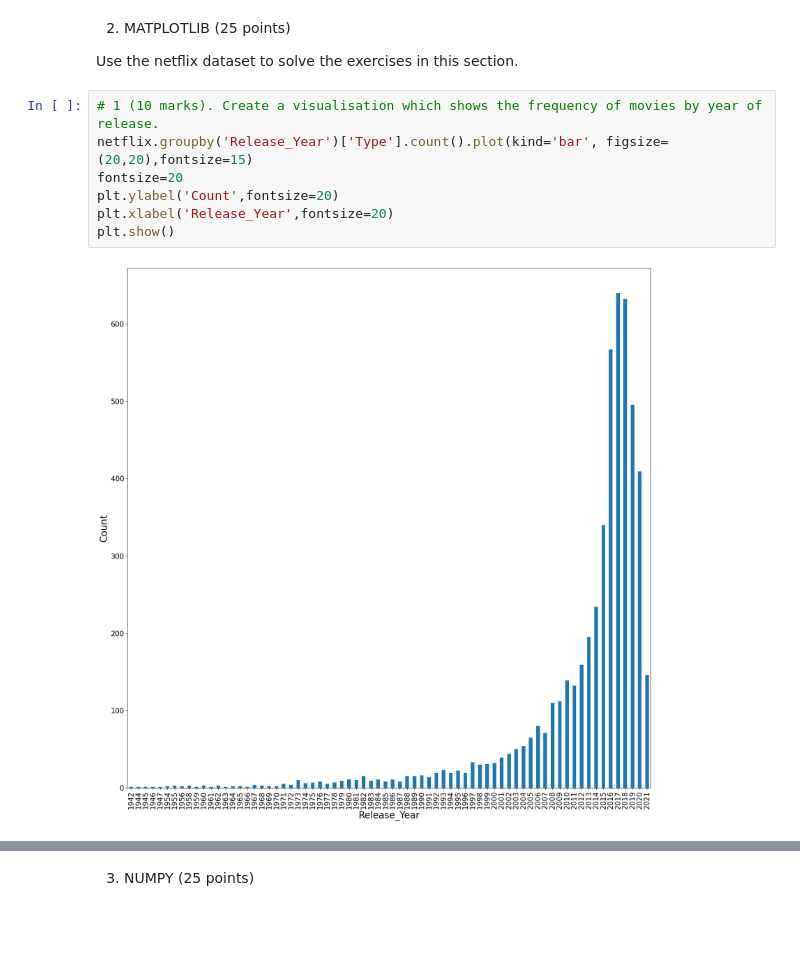
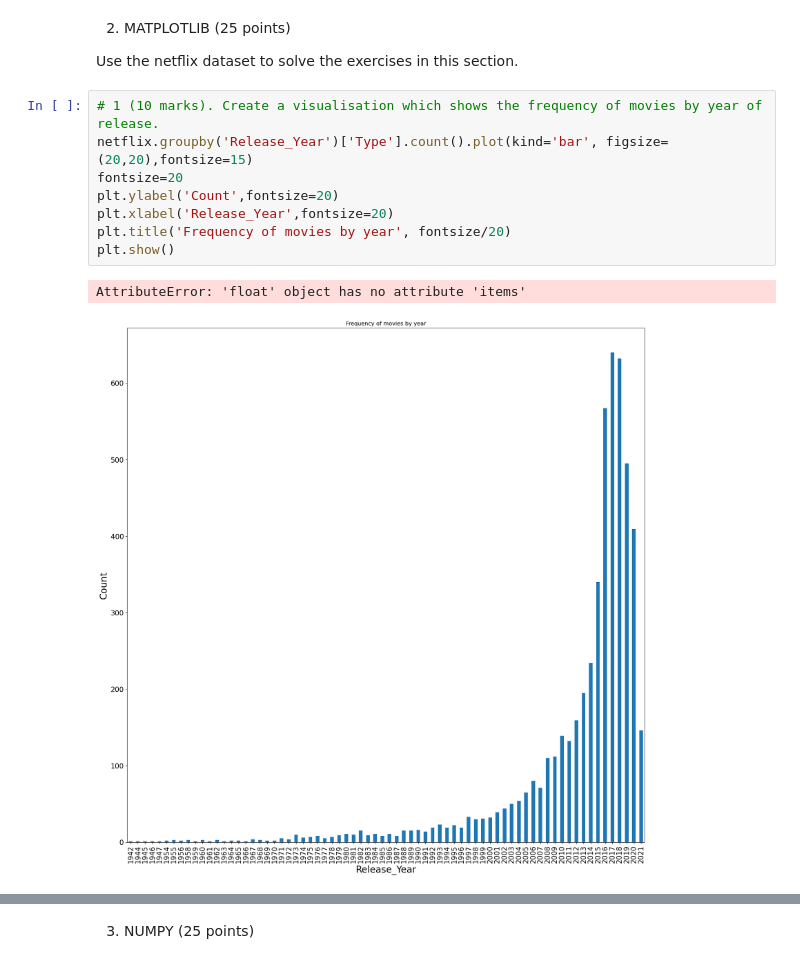
Before and after one commit to mordents/CFG_Final_Exam, a Jupyter notebook: Isobel_CFGdegree_Assssment_Spring2023.ipynb, the cells around one changed output, grey strips where cells are left out. Cells and saved outputs as stored; diff of their text form; blank space fills up the shorter version.

```diff
--- a/Isobel_CFGdegree_Assssment_Spring2023.ipynb
+++ b/Isobel_CFGdegree_Assssment_Spring2023.ipynb
@@ -116,12 +116,14 @@ Use the netflix dataset to solve the exercises in this section.
 # %%
 # 1 (10 marks). Create a visualisation which shows the frequency of movies by year of release.
 netflix.groupby('Release_Year')['Type'].count().plot(kind='bar', figsize=(20,20),fontsize=15)
 fontsize=20
 plt.ylabel('Count',fontsize=20)
 plt.xlabel('Release_Year',fontsize=20)
+plt.title('Frequency of movies by year', fontsize/20)
 plt.show()
 # %% [output]
+AttributeError: 'float' object has no attribute 'items'
-[figure, old version]
+[figure, new version]
 # %%
 # 2 (15 marks). Create a pie chart which shows the 5 top most popular genres of the movies
   # in the dataset.
```
Also changed, not shown: parts of 1 cell of this notebook.
